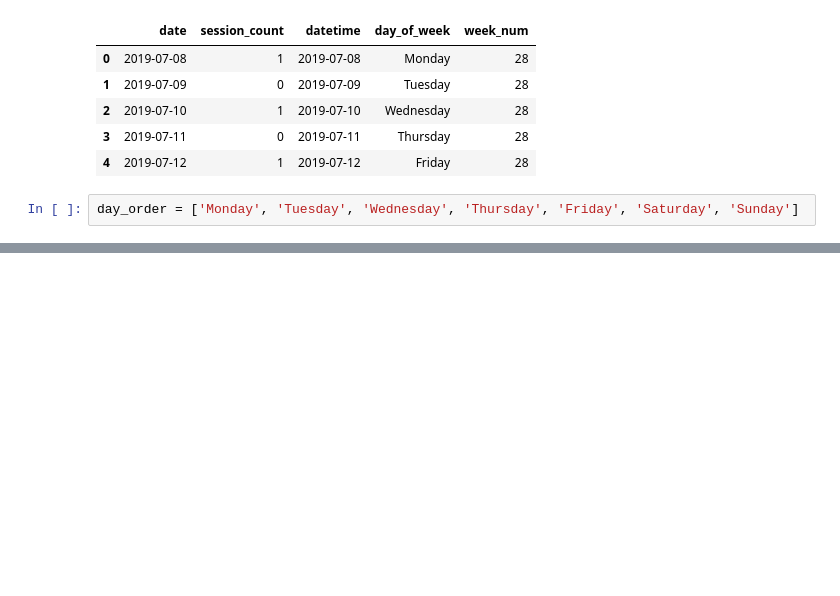
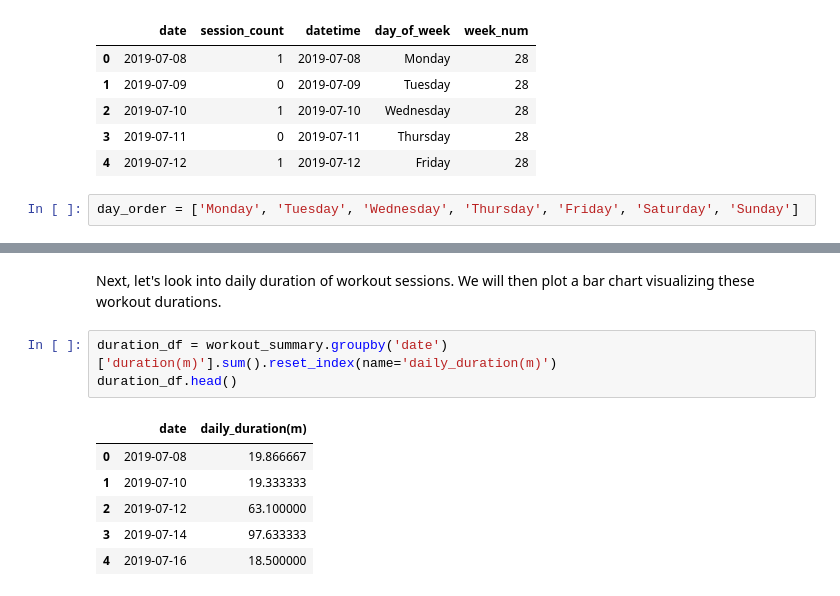
Before and after one commit to vandao288/strava_data_report, a Jupyter notebook: strava.ipynb, the cells around one changed output, grey strips where cells are left out. Drawn from its saved outputs; the diff is of its cells as text; blank space fills up the shorter version.

```diff
--- a/strava.ipynb
+++ b/strava.ipynb
@@ -675,0 +677,12 @@ plt.show()
+# %% [markdown]
+Next, let's look into daily duration of workout sessions. We will then plot a bar chart visualizing these workout durations.
+# %%
+duration_df = workout_summary.groupby('date')['duration(m)'].sum().reset_index(name='daily_duration(m)')
+duration_df.head()
+# %% [output]
+|  | date | daily_duration(m) |
+| 0 | 2019-07-08 | 19.866667 |
+| 1 | 2019-07-10 | 19.333333 |
+| 2 | 2019-07-12 | 63.100000 |
+| 3 | 2019-07-14 | 97.633333 |
+| 4 | 2019-07-16 | 18.500000 |
```
Also changed, not shown: parts of 13 cells of this notebook.
